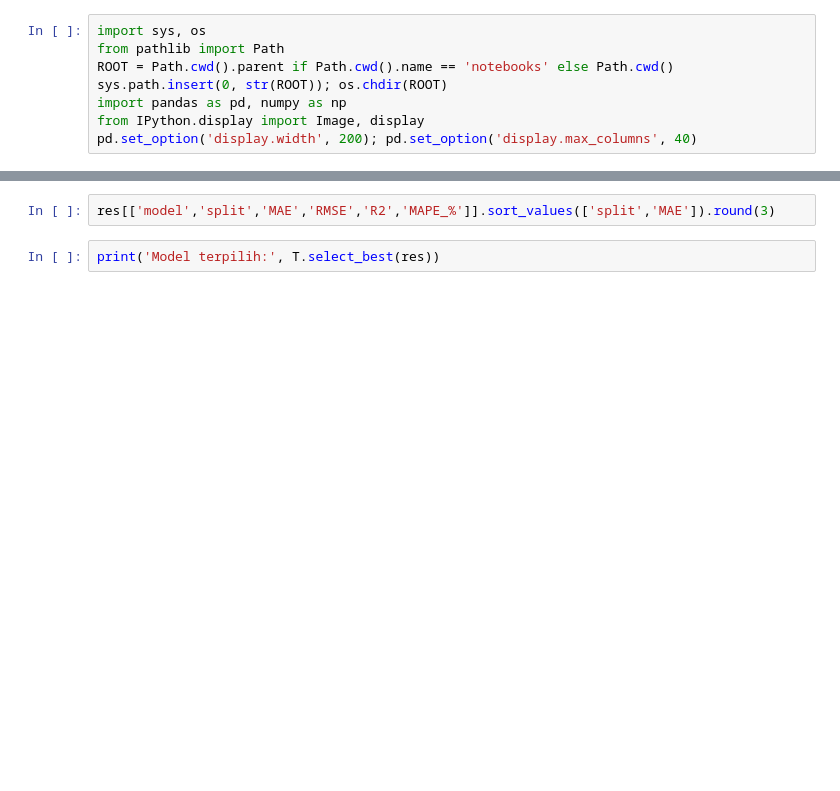
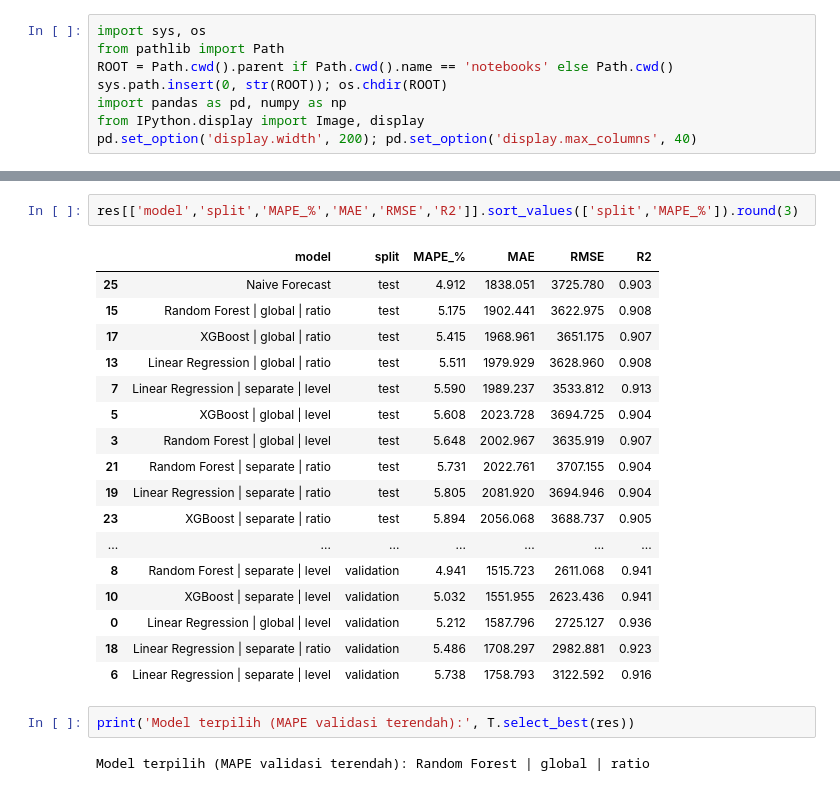
Before and after one commit to GHFR1206/PasarCerdas, a Jupyter notebook: notebooks/04_model_training.ipynb, the cells around one changed output, grey strips where cells are left out. Cells and saved outputs as stored; diff of their text form; blank space fills up the shorter version.

```diff
--- a/notebooks/04_model_training.ipynb
+++ b/notebooks/04_model_training.ipynb
@@ -20,4 +42,24 @@ train, val, test, res, pv, pt, store = T.run_experiments(feat)
 # %%
-res[['model','split','MAE','RMSE','R2','MAPE_%']].sort_values(['split','MAE']).round(3)
+res[['model','split','MAPE_%','MAE','RMSE','R2']].sort_values(['split','MAPE_%']).round(3)
+# %% [output]
+|  | model | split | MAPE_% | MAE | RMSE | R2 |
+| 25 | Naive Forecast | test | 4.912 | 1838.051 | 3725.780 | 0.903 |
+| 15 | Random Forest | global | ratio | test | 5.175 | 1902.441 | 3622.975 | 0.908 |
+| 17 | XGBoost | global | ratio | test | 5.415 | 1968.961 | 3651.175 | 0.907 |
+| 13 | Linear Regression | global | ratio | test | 5.511 | 1979.929 | 3628.960 | 0.908 |
+| 7 | Linear Regression | separate | level | test | 5.590 | 1989.237 | 3533.812 | 0.913 |
+| 5 | XGBoost | global | level | test | 5.608 | 2023.728 | 3694.725 | 0.904 |
+| 3 | Random Forest | global | level | test | 5.648 | 2002.967 | 3635.919 | 0.907 |
+| 21 | Random Forest | separate | ratio | test | 5.731 | 2022.761 | 3707.155 | 0.904 |
+| 19 | Linear Regression | separate | ratio | test | 5.805 | 2081.920 | 3694.946 | 0.904 |
+| 23 | XGBoost | separate | ratio | test | 5.894 | 2056.068 | 3688.737 | 0.905 |
+| ... | ... | ... | ... | ... | ... | ... |
+| 8 | Random Forest | separate | level | validation | 4.941 | 1515.723 | 2611.068 | 0.941 |
+| 10 | XGBoost | separate | level | validation | 5.032 | 1551.955 | 2623.436 | 0.941 |
+| 0 | Linear Regression | global | level | validation | 5.212 | 1587.796 | 2725.127 | 0.936 |
+| 18 | Linear Regression | separate | ratio | validation | 5.486 | 1708.297 | 2982.881 | 0.923 |
+| 6 | Linear Regression | separate | level | validation | 5.738 | 1758.793 | 3122.592 | 0.916 |
 # %%
-print('Model terpilih:', T.select_best(res))
+print('Model terpilih (MAPE validasi terendah):', T.select_best(res))
+# %% [output]
+Model terpilih (MAPE validasi terendah): Random Forest | global | ratio
```
Also changed, not shown: parts of 5 cells of this notebook, 12 other files.
